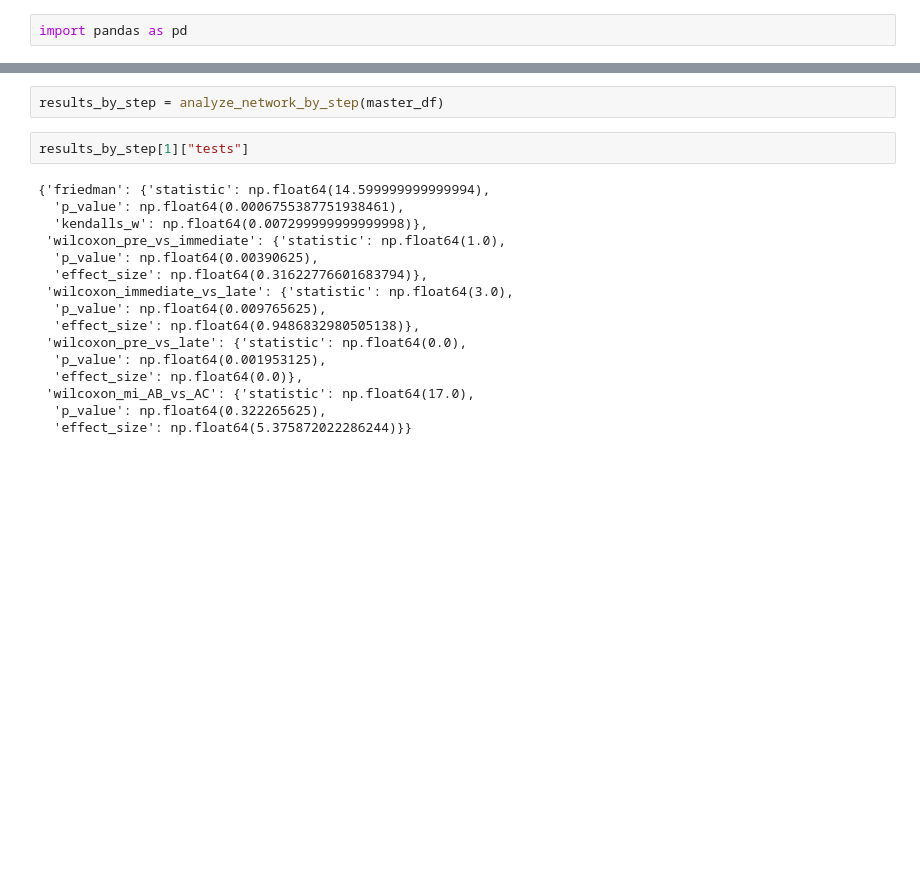
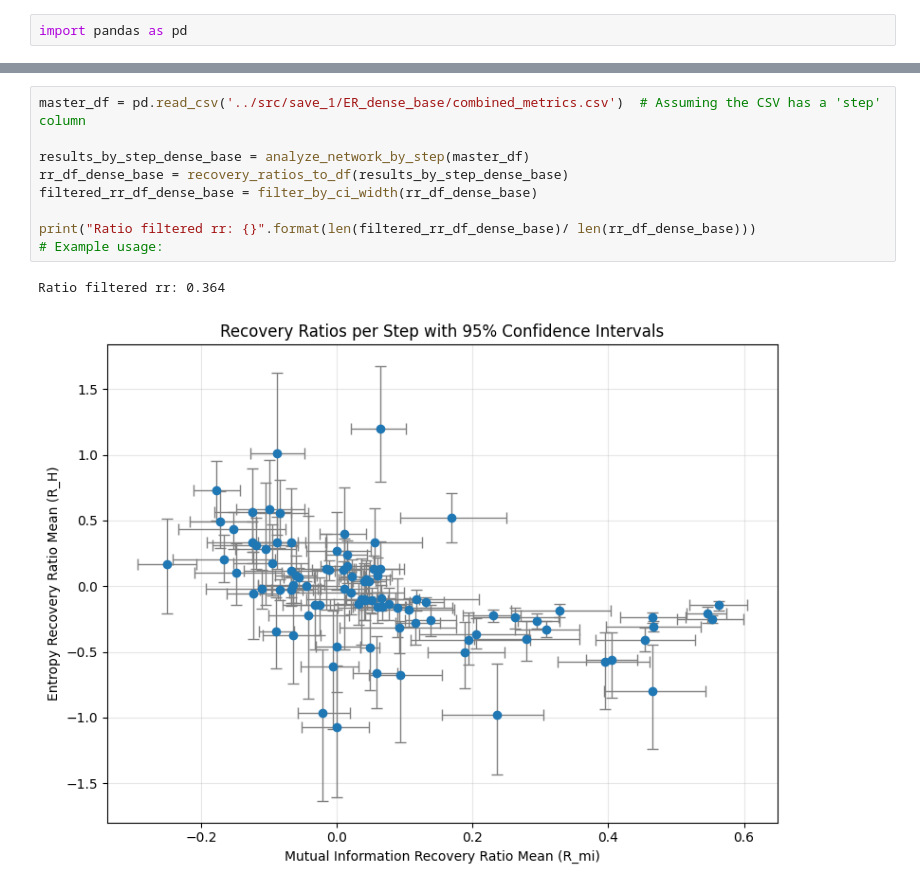
Before and after one commit to mjadiaz/rnjax, a Jupyter notebook: notebooks/metrics_csv_analysis.ipynb, the cells around one changed output, grey strips where cells are left out. Cells and saved outputs as stored; diff of their text form; blank space fills up the shorter version.

```diff
--- a/notebooks/metrics_csv_analysis.ipynb
+++ b/notebooks/metrics_csv_analysis.ipynb
@@ -150,20 +272,12 @@ master_df = pd.read_csv('../src/save/ER_intermediate_stdp/combined_metrics.csv')
 # %%
-results_by_step = analyze_network_by_step(master_df)
+master_df = pd.read_csv('../src/save_1/ER_dense_base/combined_metrics.csv')  # Assuming the CSV has a 'step' column
+
+results_by_step_dense_base = analyze_network_by_step(master_df)
+rr_df_dense_base = recovery_ratios_to_df(results_by_step_dense_base)
+filtered_rr_df_dense_base = filter_by_ci_width(rr_df_dense_base)
+
+print("Ratio filtered rr: {}".format(len(filtered_rr_df_dense_base)/ len(rr_df_dense_base)))
+# Example usage:
+# %% [output]
+Ratio filtered rr: 0.364
+[figure, added]
-# %%
-results_by_step[1]["tests"]
-# %% [output]
-{'friedman': {'statistic': np.float64(14.599999999999994),
-  'p_value': np.float64(0.0006755387751938461),
-  'kendalls_w': np.float64(0.007299999999999998)},
- 'wilcoxon_pre_vs_immediate': {'statistic': np.float64(1.0),
-  'p_value': np.float64(0.00390625),
-  'effect_size': np.float64(0.31622776601683794)},
- 'wilcoxon_immediate_vs_late': {'statistic': np.float64(3.0),
-  'p_value': np.float64(0.009765625),
-  'effect_size': np.float64(0.9486832980505138)},
- 'wilcoxon_pre_vs_late': {'statistic': np.float64(0.0),
-  'p_value': np.float64(0.001953125),
-  'effect_size': np.float64(0.0)},
- 'wilcoxon_mi_AB_vs_AC': {'statistic': np.float64(17.0),
-  'p_value': np.float64(0.322265625),
-  'effect_size': np.float64(5.375872022286244)}}
```
Also changed, not shown: parts of 20 cells of this notebook, 1 other file.
